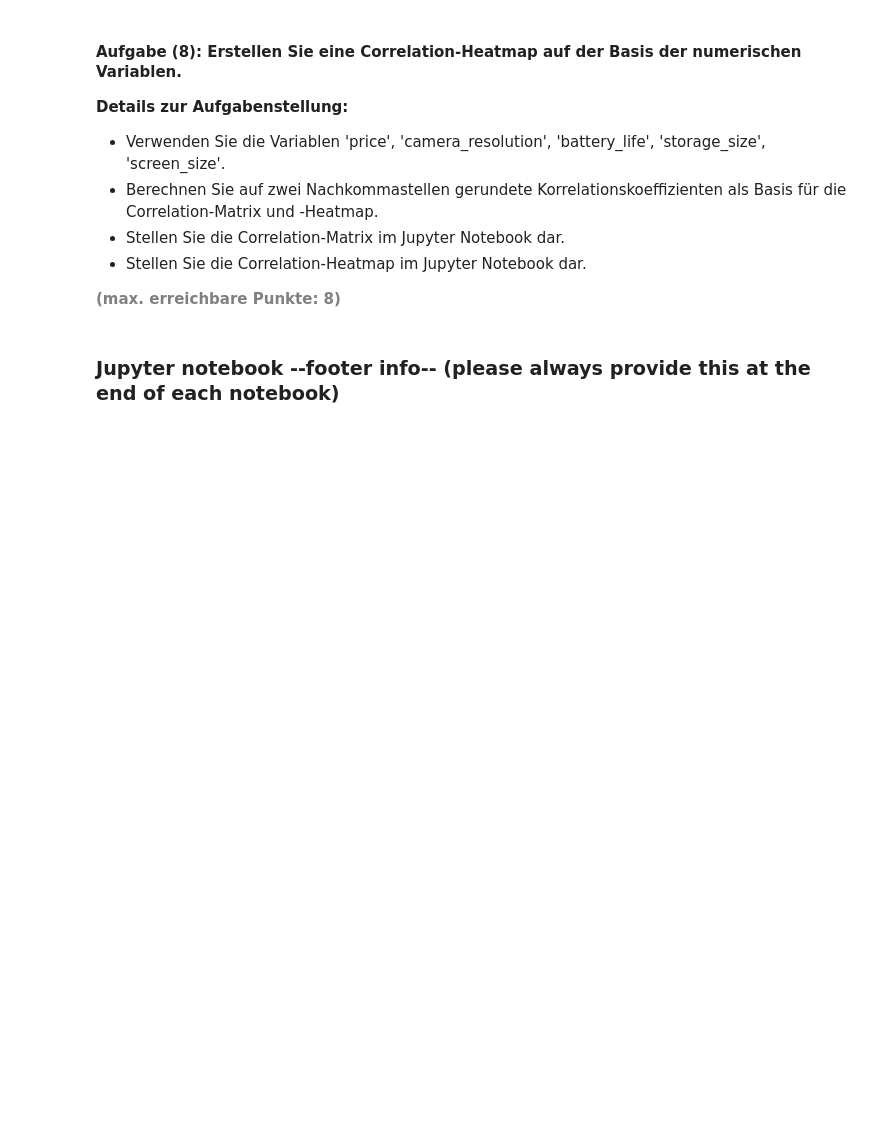
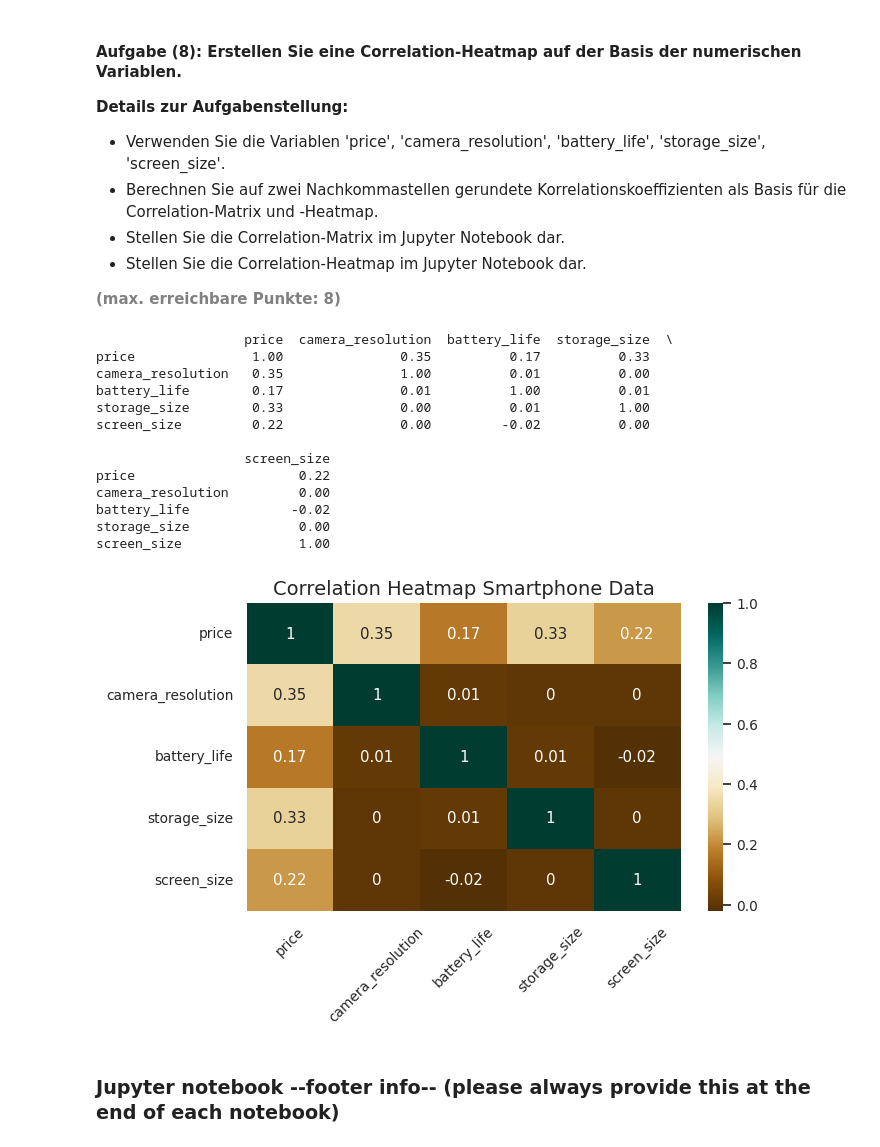
Before and after one commit to janneszuend/python_exploratory_data_analysis, a Jupyter notebook: ProbeSEP-AP02/AP02_Advanced_Data_Preparation_and_EDA.ipynb, the cells around one changed output. Drawn from its saved outputs; the diff is of its cells as text; code cells hidden in the pictures; blank space fills up the shorter version.

```diff
--- a/ProbeSEP-AP02/AP02_Advanced_Data_Preparation_and_EDA.ipynb
+++ b/ProbeSEP-AP02/AP02_Advanced_Data_Preparation_and_EDA.ipynb
@@ -609,13 +619,43 @@ y_pos = np.arange(len(index))
 
 <b style="color: gray;">(max. erreichbare Punkte: 8)</b>
 # %%
+# Set font size for plot
+sns.set_theme(font_scale=0.9)
+
 # Erstellen Correlation-Matrix numerischen Variablen
-
+corr = df[['price',
+            'camera_resolution',
+            'battery_life',
+            'storage_size',
+            'screen_size']].corr().round(2)
+print(corr)
 
 # Erstellen der Heatmap aus Correlation-Matrix
+plt.figure(figsize=(7,4))
+sns.heatmap(corr,
+            cmap="BrBG",
+            annot=True)
+plt.title('Correlation Heatmap Smartphone Data', fontsize=14)
+plt.xticks(rotation=45)
 
 
 # Anzeigen der Graphik
+plt.show()
+# %% [output]
+                   price  camera_resolution  battery_life  storage_size  \
+price               1.00               0.35          0.17          0.33
+camera_resolution   0.35               1.00          0.01          0.00
+battery_life        0.17               0.01          1.00          0.01
+storage_size        0.33               0.00          0.01          1.00
+screen_size         0.22               0.00         -0.02          0.00
+
+                   screen_size
+price                     0.22
+camera_resolution         0.00
+battery_life             -0.02
+storage_size              0.00
+screen_size               1.00
+[figure, added]
 # %% [markdown]
 ### Jupyter notebook --footer info-- (please always provide this at the end of each notebook)
 # %%
```
Also changed, not shown: parts of 1 cell of this notebook.
